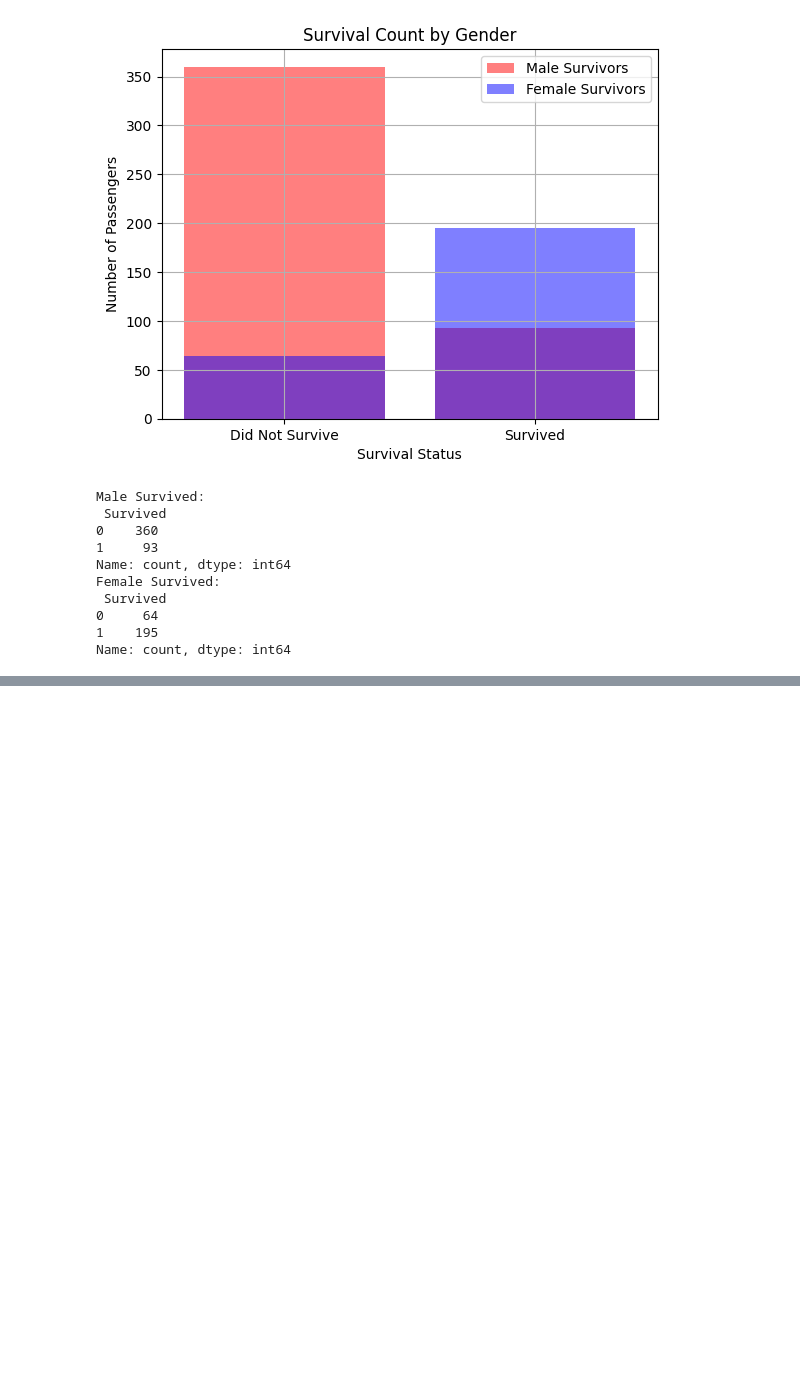
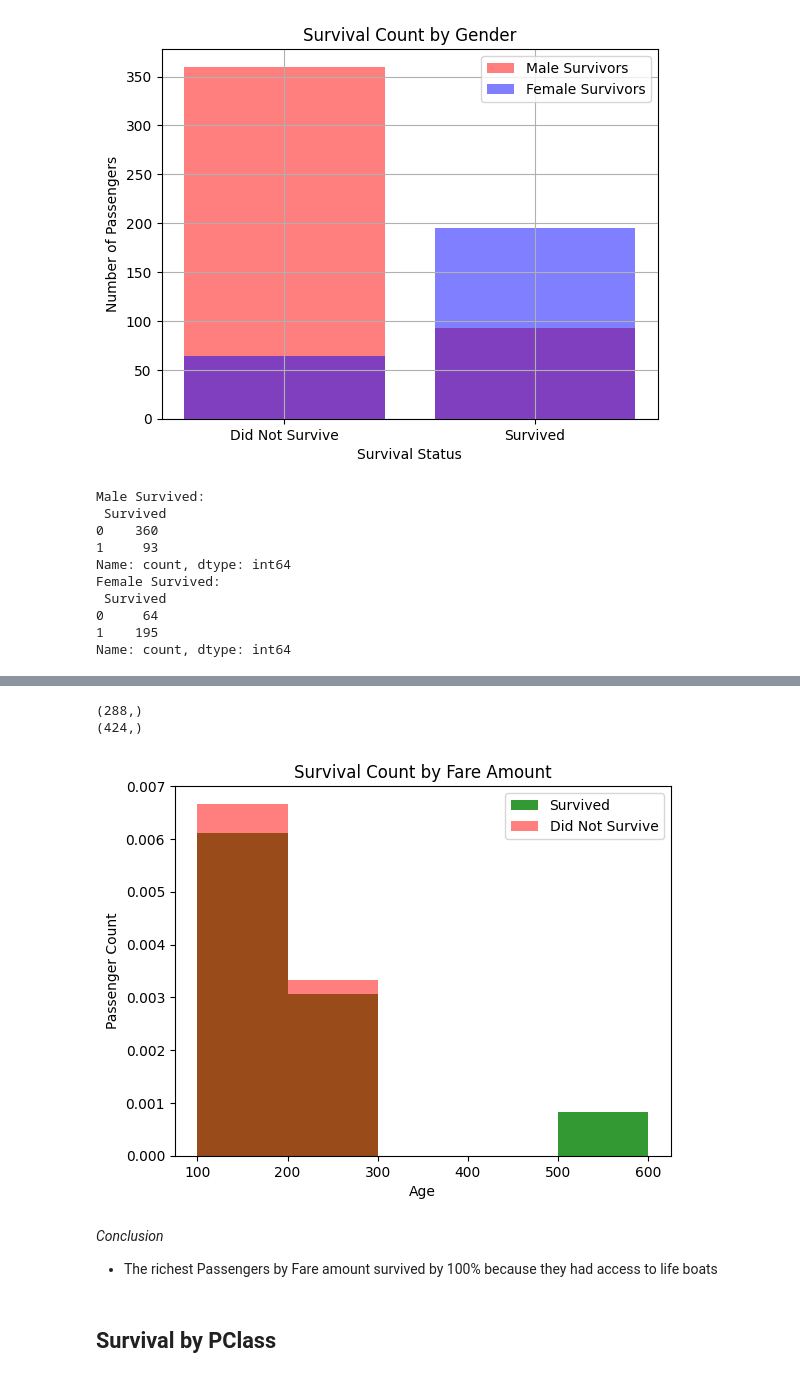
Before and after one commit to rawbil/models_V1, a Jupyter notebook: titanic_model/csvs/model1.ipynb, the cells around one changed output, grey strips where cells are left out. Drawn from its saved outputs; the diff is of its cells as text; code cells hidden in the pictures; blank space fills up the shorter version.

```diff
--- a/titanic_model/csvs/model1.ipynb
+++ b/titanic_model/csvs/model1.ipynb
@@ -329,0 +403,23 @@ plt.show()
+# %%
+# Survival by Fare Amount
+survived_pass = df.loc[df["Survived"] == 1, "Fare"]
+d_ages = df.loc[df["Survived"] == 0, "Fare"]
+print(survived_pass.shape)
+print(d_ages.shape)
+
+plt.hist(survived_pass, bins=[100, 200, 300, 400, 500, 600], color="green", alpha=0.8, label="Survived", density=True)
+plt.hist(d_ages, bins=[100, 200, 300, 400, 500, 600], color="red", alpha=0.5, label="Did Not Survive", density=True)
+plt.legend()
+plt.title("Survival Count by Fare Amount")
+plt.xlabel("Age")
+plt.ylabel("Passenger Count")
+plt.show()
+# %% [output]
+(288,)
+(424,)
+[figure, added]
+# %% [markdown]
+*Conclusion*
+- The richest Passengers by Fare amount survived by 100% because they had access to life boats
+# %% [markdown]
+## Survival by PClass
```
Also changed, not shown: parts of 17 cells of this notebook.
